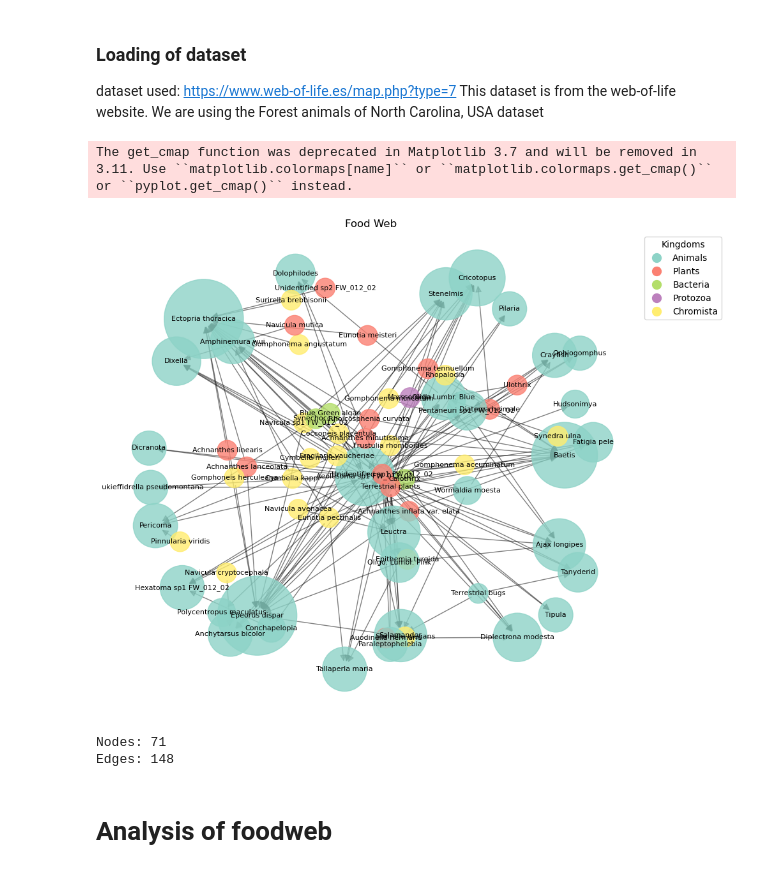
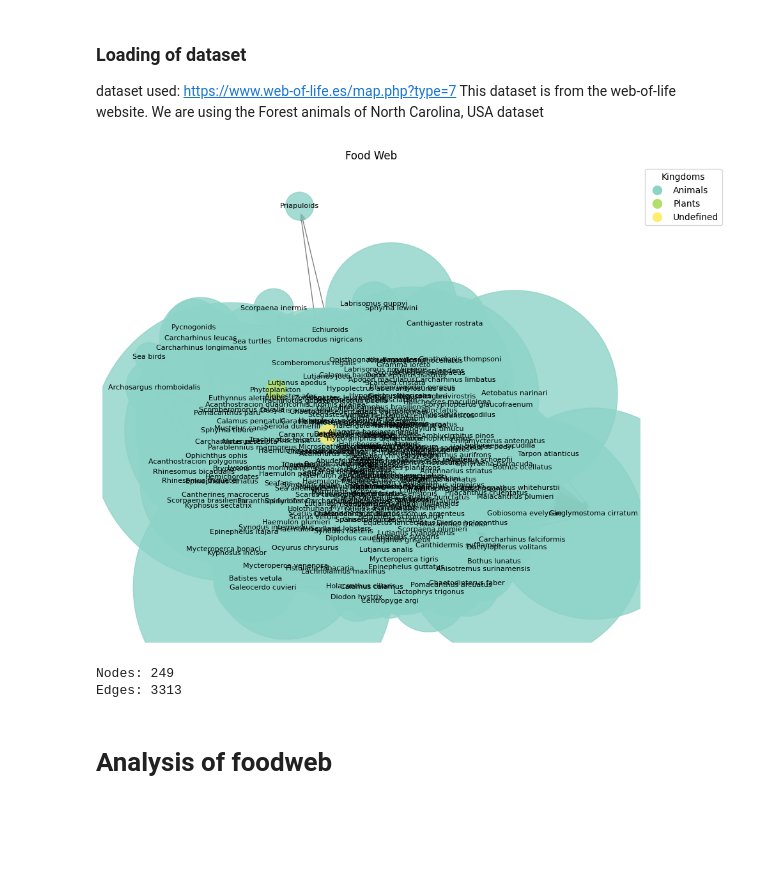
Before and after one commit to isaacvdw/nmd-food-web-project, a Jupyter notebook: food_web.ipynb, the cells around one changed output. Saved outputs shown, nothing was run; the diff lists cells and outputs as text; code cells hidden in the pictures; blank space fills up the shorter version.

```diff
--- a/food_web.ipynb
+++ b/food_web.ipynb
@@ -12,8 +12,8 @@ import matplotlib.lines as mlines
 
 
 # 1. Load the CSV
-df = pd.read_csv('data/FW_012_02.csv', index_col=0)
-attributes_df = pd.read_csv('data/FW_012_02-species.csv')
+df = pd.read_csv('data/FW_008.csv', index_col=0)
+attributes_df = pd.read_csv('data/FW_008-species.csv')
 
 # 2. Initialize a Directed Graph
 G = nx.DiGraph()
@@ -23,7 +23,7 @@ adj_matrix = df.values
 prey_nodes = df.index.tolist()
 predator_nodes = df.columns.tolist()
 
-rows, cols = np.where(adj_matrix == 1)
+rows, cols = np.where(adj_matrix > 0)
 edges = [(prey_nodes[r], predator_nodes[c]) for r, c in zip(rows, cols)]
 G.add_edges_from(edges)
 
@@ -45,37 +45,36 @@ node_sizes = [(G.in_degree(node) + 1) * 500 for node in G.nodes()]
 # 5. Quick Visualization
 plt.figure(figsize=(10, 8))
 pos = nx.spring_layout(G, k=0.5)
 
 nx.draw_networkx_nodes(G, pos, node_size=node_sizes, node_color=[color_map_dict[G.nodes[node]['Kingdom']] for node in G.nodes()], alpha=0.8)
 nx.draw_networkx_edges(G, pos, width=1.0, alpha=0.5, arrows=True, arrowsize=15)
 nx.draw_networkx_labels(G, pos, font_size=8)
 
 # adding legend for the colormap
 legend_handles = []
 for kingdom, color in color_map_dict.items():
     # Create a circular marker for each kingdom
     handle = mlines.Line2D([], [], color=color, marker='o', linestyle='None',
                           markersize=10, label=kingdom)
     legend_handles.append(handle)
 
 # to show legend
 plt.legend(handles=legend_handles, title="Kingdoms", loc='upper left', bbox_to_anchor=(1, 1))
 
 plt.title("Food Web")
 plt.axis('off')
 # Adjusts layout so the legend isn't cut off
 plt.tight_layout()
 plt.show()
 
 
 # 5. Basic stats
 print(f"Nodes: {G.number_of_nodes()}")
 print(f"Edges: {G.number_of_edges()}")
 # %% [output]
+[figure, new version]
-The get_cmap function was deprecated in Matplotlib 3.7 and will be removed in 3.11. Use ``matplotlib.colormaps[name]`` or ``matplotlib.colormaps.get_cmap()`` or ``pyplot.get_cmap()`` instead.
+Nodes: 249
+Edges: 3313
-[figure, old version]
-Nodes: 71
-Edges: 148
 # %%
 import plotly.graph_objects as go
 
```
Also changed, not shown: 9 other files.
